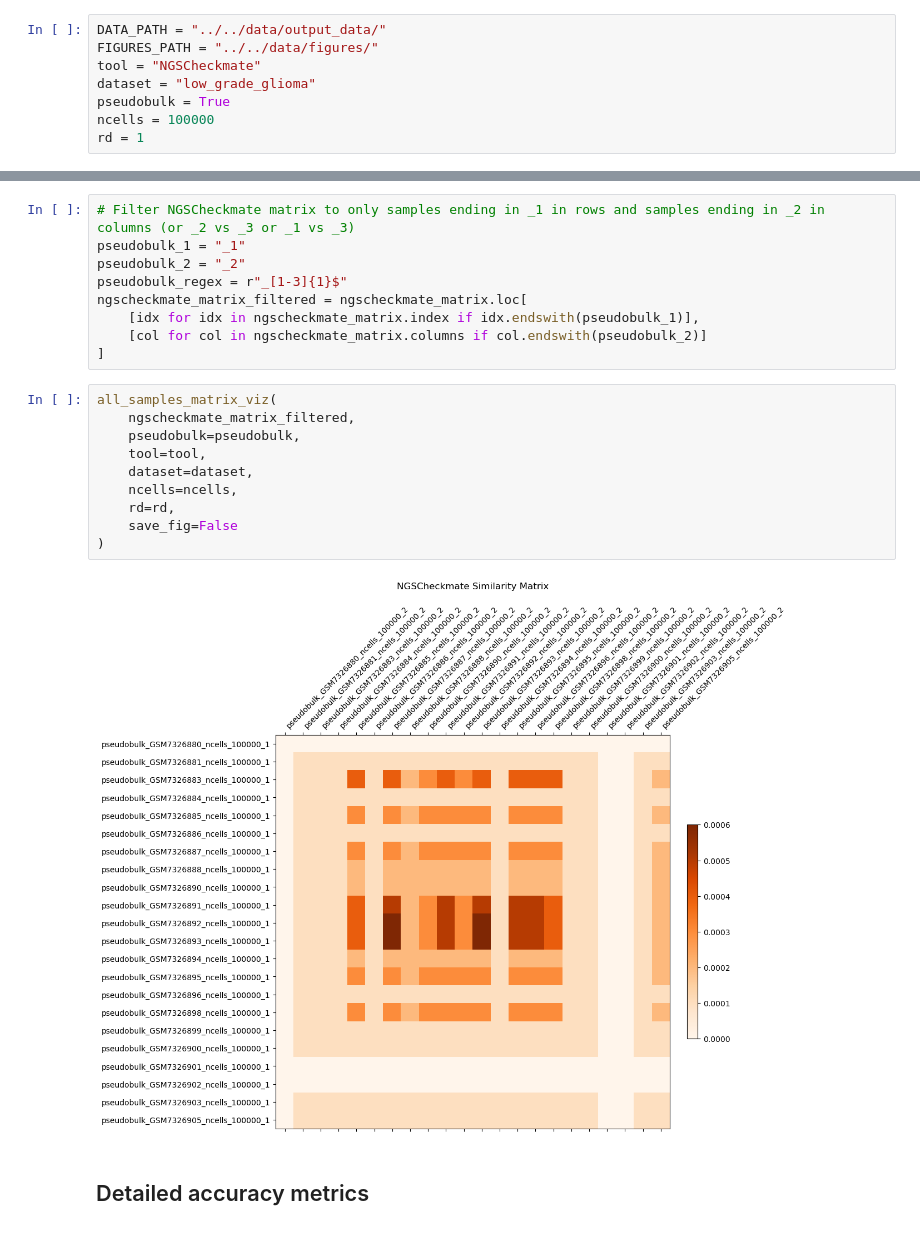
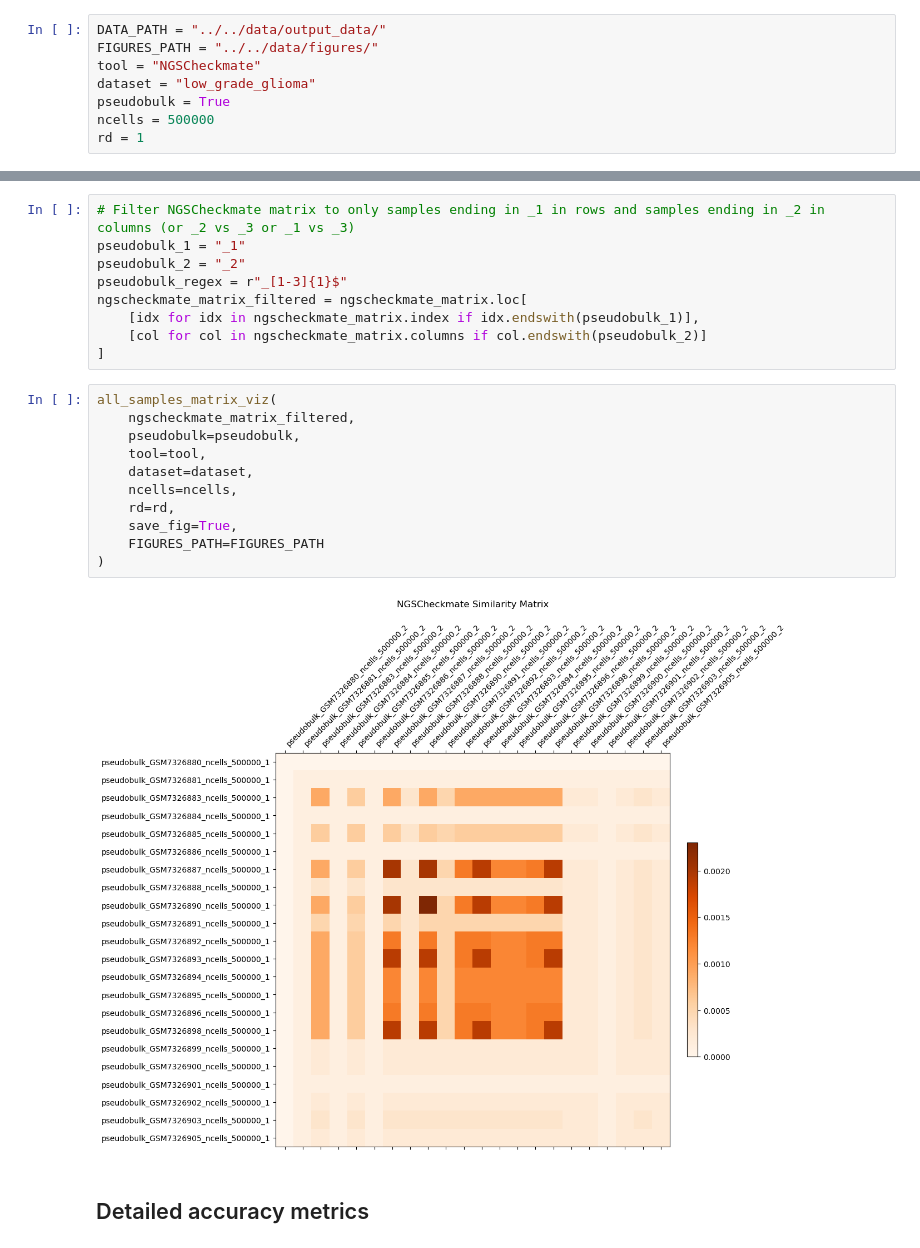
Before and after one commit to emma2207/hgsoc-reconstruction, a Jupyter notebook: sample_id_matching/scripts/experiment/ngscheckmate_analysis.ipynb, the cells around one changed output, grey strips where cells are left out. Saved outputs shown, nothing was run; the diff lists cells and outputs as text.

Commit message:
more plots

```diff
--- a/sample_id_matching/scripts/experiment/ngscheckmate_analysis.ipynb
+++ b/sample_id_matching/scripts/experiment/ngscheckmate_analysis.ipynb
@@ -12,7 +12,7 @@ FIGURES_PATH = "../../data/figures/"
 tool = "NGSCheckmate"
 dataset = "low_grade_glioma"
 pseudobulk = True
-ncells = 100000
+ncells = 500000
 rd = 1
 # %% [markdown]
 # Data munging
@@ -157,15 +157,16 @@ ngscheckmate_matrix_filtered = ngscheckmate_matrix.loc[
 # %%
 all_samples_matrix_viz(
     ngscheckmate_matrix_filtered,
     pseudobulk=pseudobulk,
     tool=tool,
     dataset=dataset,
     ncells=ncells,
     rd=rd,
-    save_fig=False
+    save_fig=True,
+    FIGURES_PATH=FIGURES_PATH
 )
 # %% [output]
-[figure, old version]
+[figure, new version]
 # %% [markdown]
 ## Detailed accuracy metrics
 # %%
```
Also changed, not shown: parts of 7 cells of this notebook, 3 other files.
